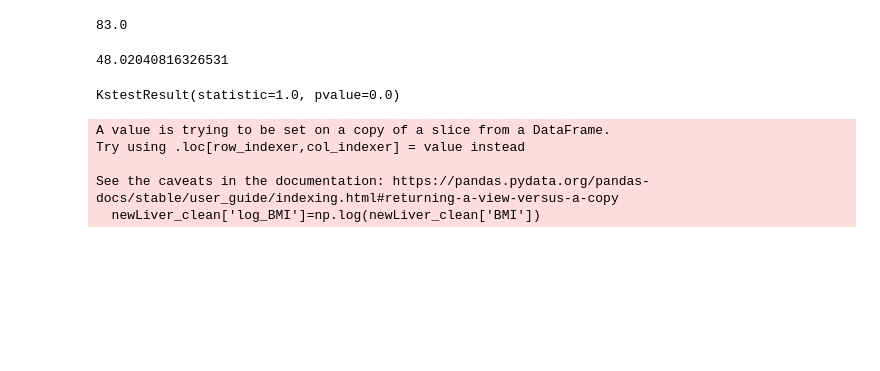
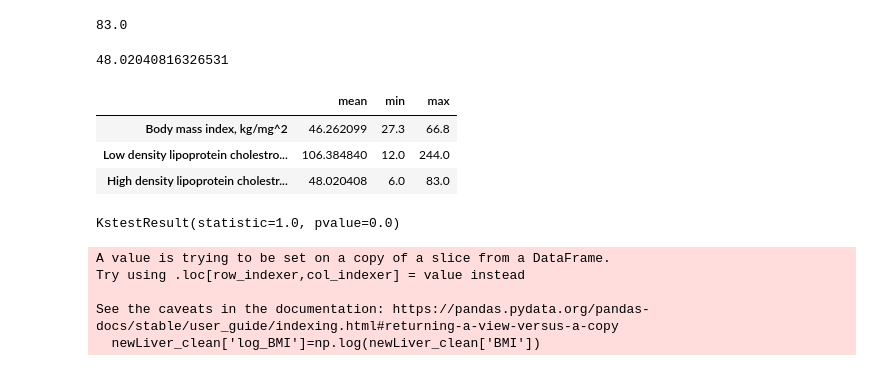
Before and after one commit to adazhou1128/YirenZhoufinal, a Jupyter notebook: code/Yiren_Zhou_FP.ipynb, the cells around one changed output. Saved outputs shown, nothing was run; the diff lists cells and outputs as text; code cells hidden in the pictures; blank space fills up the shorter version.

```diff
--- a/code/Yiren_Zhou_FP (1).ipynb
+++ b/code/Yiren_Zhou_FP.ipynb
@@ -376,3 +396,18 @@ newLiver_clean['HDL'].max()
 newLiver_clean['HDL'].mean()
 # %% [output]
 48.02040816326531
+# %%
+variables = pd.DataFrame(
+    {'mean': [newLiver_clean['BMI'].mean(), newLiver_clean['LDL'].mean(),newLiver_clean['HDL'].mean()],
+     'min' : [newLiver_clean['BMI'].min(), newLiver_clean['LDL'].min(), newLiver_clean['HDL'].min()],
+     'max' : [newLiver_clean['BMI'].max(), newLiver_clean['LDL'].max(), newLiver_clean['HDL'].max()]},
+     index = ['Body mass index, kg/mg^2', 'Low density lipoprotein cholestrol, mg/dL', 'High density lipoprotein cholestrol, mg/dL']
+
+)
+variables
+#construct the variables tables
+# %% [output]
+|  | mean | min | max |
+| Body mass index, kg/mg^2 | 46.262099 | 27.3 | 66.8 |
+| Low density lipoprotein cholestro... | 106.384840 | 12.0 | 244.0 |
+| High density lipoprotein cholestr... | 48.020408 | 6.0 | 83.0 |
```
Also changed, not shown: parts of 13 cells of this notebook, 3 other files.
